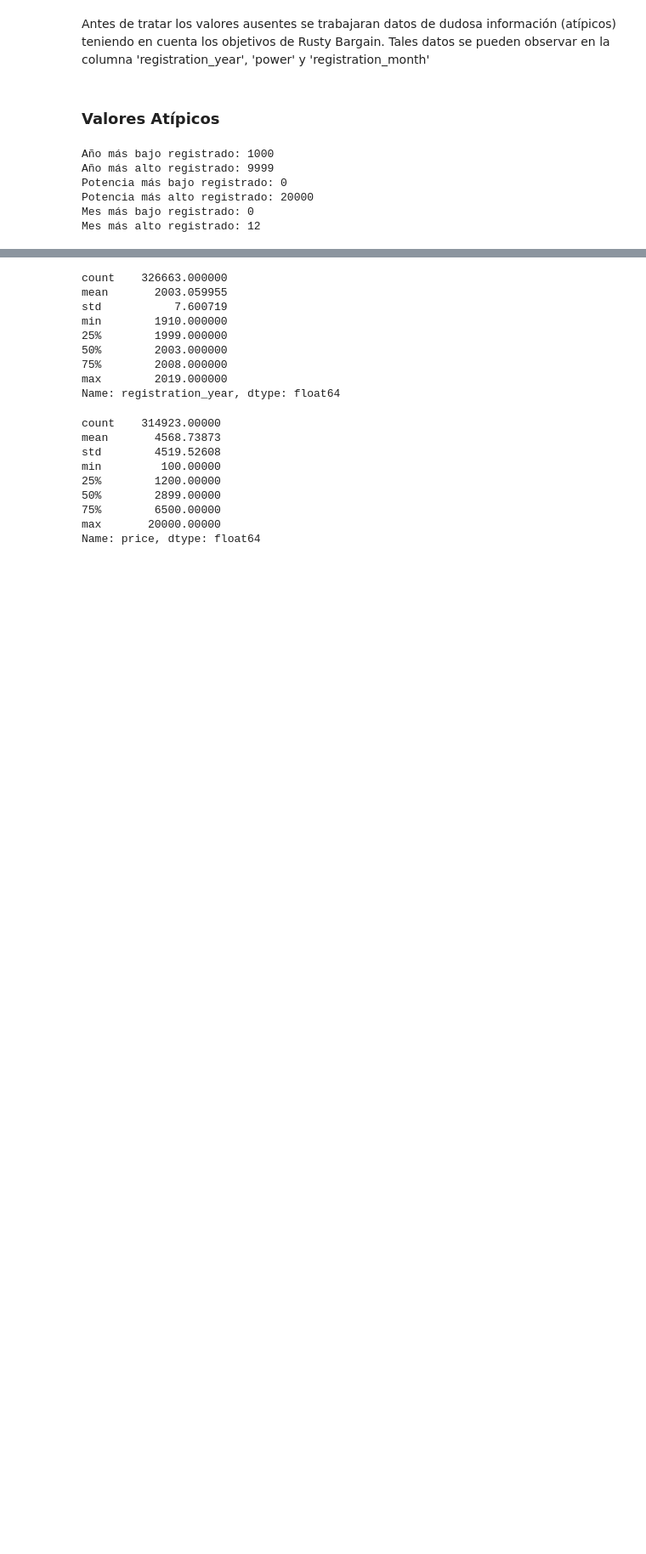
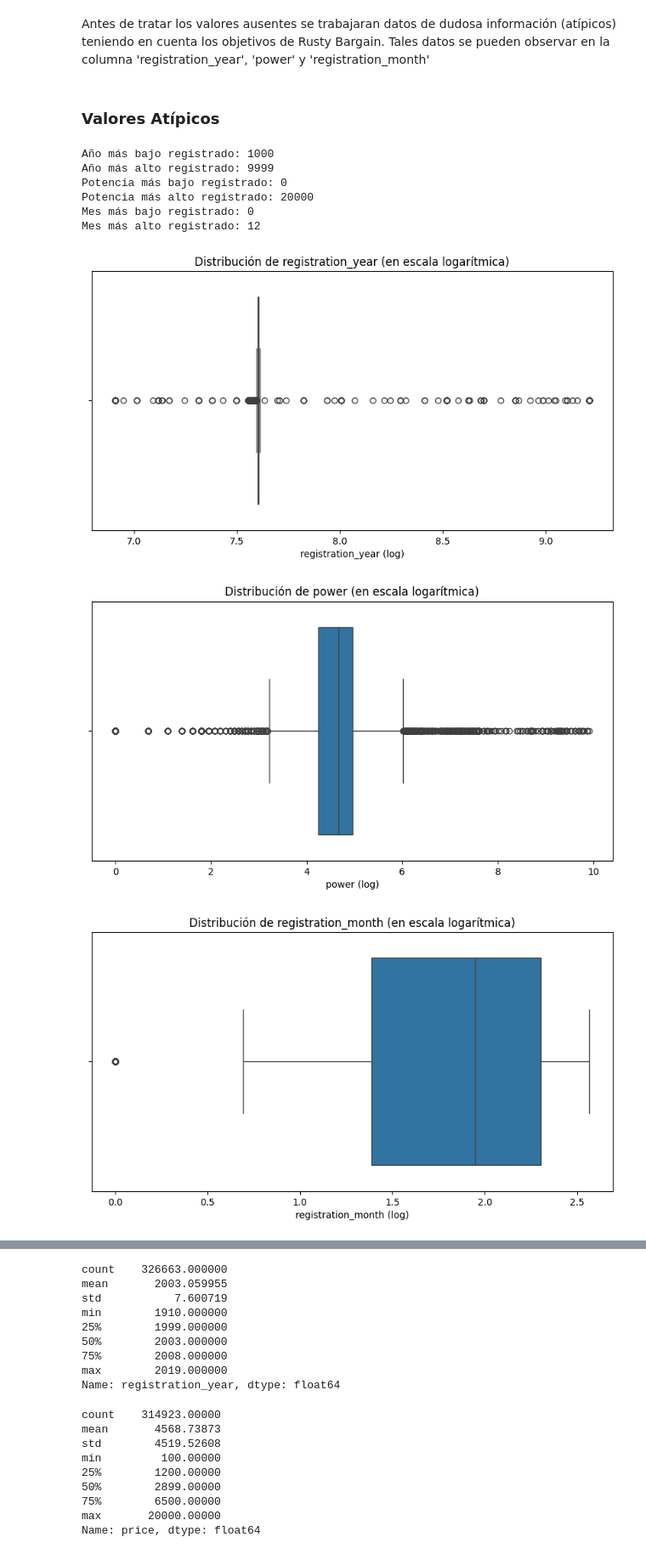
Before and after one commit to NickGuaramato/car_sales_RustyBargain, a Jupyter notebook: car_sales_RustyBargain.ipynb, the cells around one changed output, grey strips where cells are left out. Shown at 85% size. Drawn from its saved outputs; the diff is of its cells as text; code cells hidden in the pictures; blank space fills up the shorter version.

```diff
--- a/car_sales_RustyBargain.ipynb
+++ b/car_sales_RustyBargain.ipynb
@@ -202,3 +202,17 @@ Potencia más bajo registrado: 0
 Potencia más alto registrado: 20000
 Mes más bajo registrado: 0
 Mes más alto registrado: 12
+# %%
+#Diagrama de caja
+numeric_columns = ['registration_year', 'power', 'registration_month']
+
+for col in numeric_columns:
+    plt.figure(figsize=(10, 5))
+    sns.boxplot(x=np.log1p(df_new[col]))  #np.log1p(x) aplica log(1+x) y evita log(0)
+    plt.title(f'Distribución de {col} (en escala logarítmica)')
+    plt.xlabel(f'{col} (log)')
+    plt.show()
+# %% [output]
+[figure, added]
+[figure, added]
+[figure, added]
```
Also changed, not shown: parts of 5 cells of this notebook, 5 other files.
